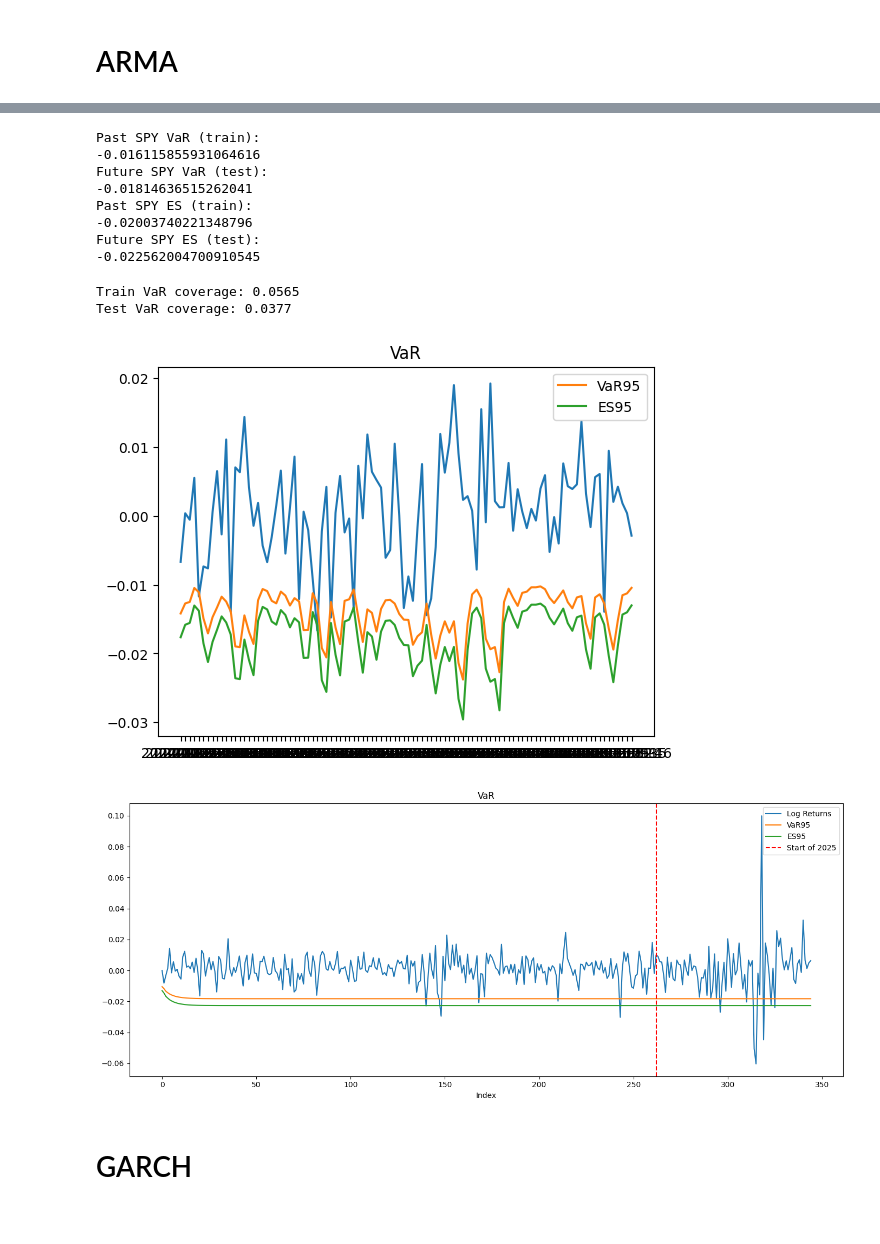
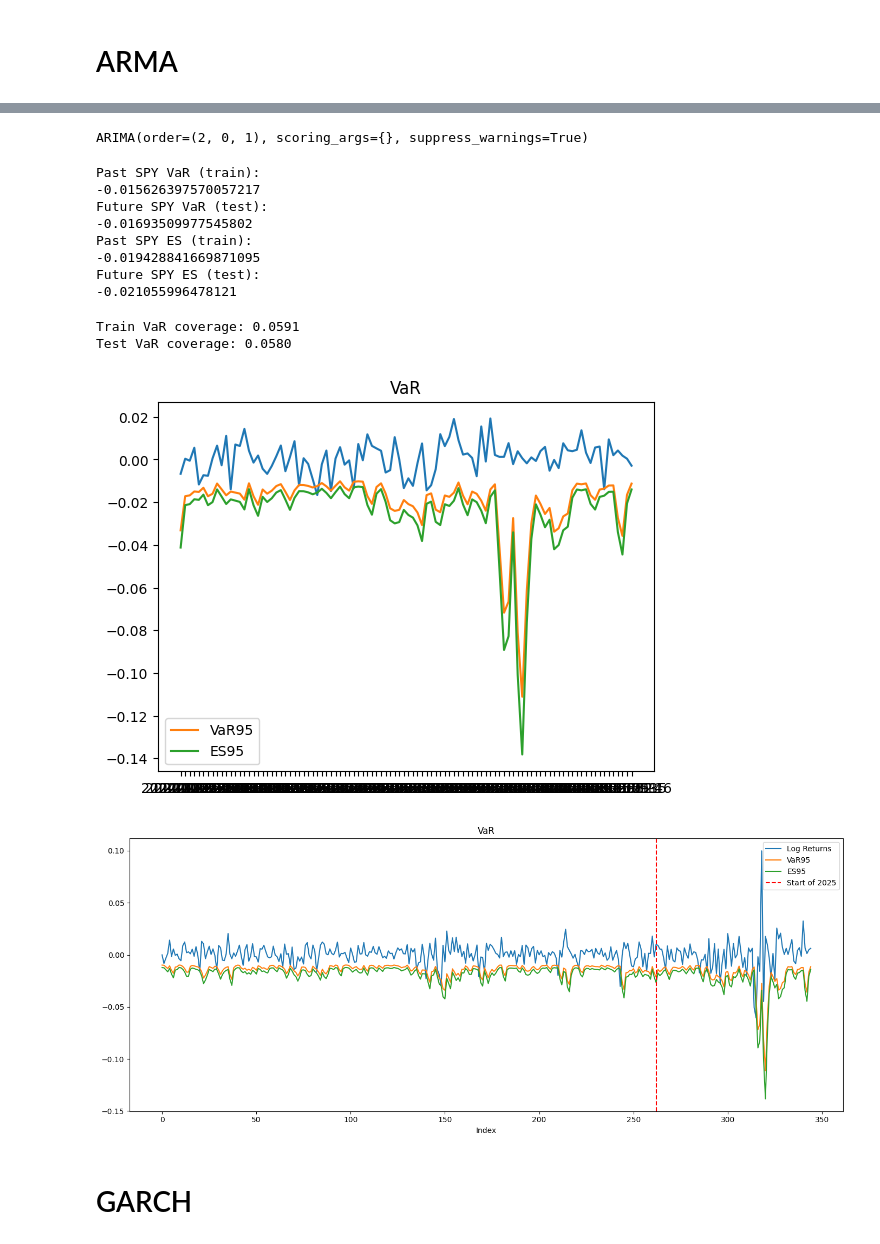
Before and after one commit to Lukirby/Stress-Testing-a-Markowitz-Portfolio, a Jupyter notebook: luca.ipynb, the cells around one changed output, grey strips where cells are left out. Cells and saved outputs as stored; diff of their text form; code cells hidden in the pictures.

Commit message:
arma refactoring with test update

```diff
--- a/luca.ipynb
+++ b/luca.ipynb
@@ -278,6 +279,10 @@ Performing stepwise search to minimize bic
 
 Warnings:
 [1] Covariance matrix calculated using the outer product of gradients (complex-step).
+# %%
+spy_arma.update(spy_test_r_squared)
+# %% [output]
+ARIMA(order=(2, 0, 1), scoring_args={}, suppress_warnings=True)
 # %%
 past_spy_variance,future_spy_variance = get_ARMA_predictions(spy_arma,len(spy_test_r))
 # %%
@@ -296,19 +301,19 @@ print("Future SPY ES (test):")
 print(future_spy_ES.mean())
 # %% [output]
 Past SPY VaR (train):
--0.016115855931064616
+-0.015626397570057217
 Future SPY VaR (test):
--0.01814636515262041
+-0.01693509977545802
 Past SPY ES (train):
--0.02003740221348796
+-0.019428841669871095
 Future SPY ES (test):
--0.022562004700910545
+-0.021055996478121
 # %%
-print(f"Train VaR coverage: {(np.where((spy_r_log <= past_spy_VaR), 1, 0)).mean():.4f}")
-print(f"Test VaR coverage: {(np.where((spy_test_r_log <= future_spy_VaR), 1, 0)).mean():.4f}")
+print(f"Train VaR coverage: {(np.where((spy_r_log <= past_spy_VaR[:len(spy_r_log)]), 1, 0)).mean():.4f}")
+print(f"Test VaR coverage: {(np.where((spy_test_r_log <= past_spy_VaR[-len(spy_test_r_log):]), 1, 0)).mean():.4f}")
 # %% [output]
-Train VaR coverage: 0.0565
-Test VaR coverage: 0.0377
+Train VaR coverage: 0.0591
+Test VaR coverage: 0.0580
 # %%
 tail = 100
 plt.plot(spy['Price'][-tail:],spy_r_log[-tail:])
@@ -318,23 +323,23 @@ plt.title("VaR")
 plt.legend()
 plt.show()
 # %% [output]
-[figure, old version]
+[figure, new version]
 # %%
 trading_days_2024 = pd.bdate_range(start='2024-01-01', end='2024-12-31')
 start_2025_index = len(trading_days_2024)
 
 plt.figure(figsize=(14, 6))
 plt.plot(np.arange(len(spy_test_r_log)), spy_test_r_log, label='Log Returns')
-plt.plot(np.arange(len(future_spy_VaR)), future_spy_VaR, label='VaR95')
-plt.plot(np.arange(len(future_spy_ES)), future_spy_ES, label='ES95')
+plt.plot(np.arange(len(future_spy_VaR)), past_spy_VaR[-len(future_spy_VaR):], label='VaR95')
+plt.plot(np.arange(len(future_spy_ES)), past_spy_ES[-len(future_spy_VaR):], label='ES95')
 plt.axvline(x=start_2025_index, color='red', linestyle='--', label='Start of 2025')
 plt.title("VaR")
 plt.xlabel("Index")
 plt.legend()
 plt.tight_layout()
 plt.show()
 # %% [output]
-[figure, old version]
+[figure, new version]
 # %% [markdown]
 # GARCH
 # %% [markdown]
```
Also changed, not shown: parts of 10 cells of this notebook.
